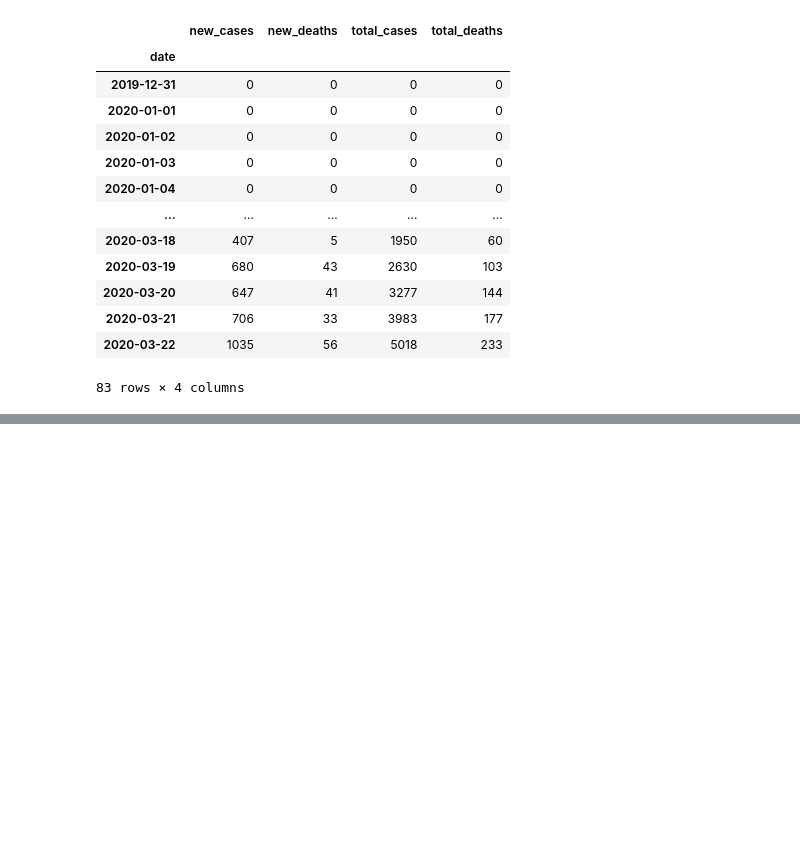
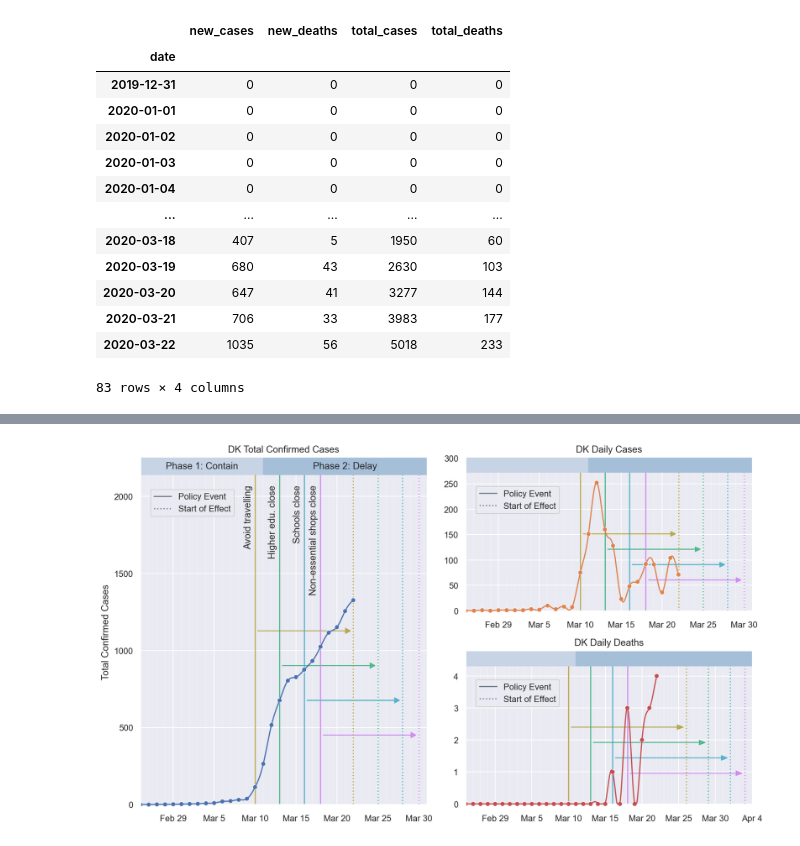
Before and after one commit to arnfred/covid-19, a Jupyter notebook: Covid-plotting.ipynb, the cells around one changed output, grey strips where cells are left out. Saved outputs shown, nothing was run; the diff lists cells and outputs as text; code cells hidden in the pictures; blank space fills up the shorter version.

```diff
--- a/Covid-plotting.ipynb
+++ b/Covid-plotting.ipynb
@@ -185,0 +193,19 @@ plt.savefig("plots/uk.png", dpi=300)
+# %%
+dk_metadata = {
+    "country": "Denmark",
+    "country_code": "DK",
+    "events": [
+        {"type": "policy", "label": "Avoid travelling", "date": date(2020, 3, 10), "source": "https://www.dr.dk/nyheder/indland/undgaa-visse-rejser-og-drop-tog-i-myldretiden-her-er-myndighedernes-corona"},
+        {"type": "policy", "label": "Higher edu. close", "date": date(2020, 3, 13), "source": "https://politi.dk/coronavirus-i-danmark/hvis-du-er-studerende"},
+        {"type": "policy", "label": "Schools close", "date": date(2020, 3, 16), "source": "https://politi.dk/coronavirus-i-danmark/hvis-du-har-boern-i-skole-eller-dagstilbud"},
+        {"type": "policy", "label": "Non-essential shops close", "date": date(2020, 3, 18), "source": "https://politi.dk/en/coronavirus-in-denmark/17-march-2020-new-initiatives-to-prevent-the-spread-of-coronavirus-covid19"}
+    ],
+    "phases": [
+        {"type": "contain", "from": date(2020, 1, 1), "to": date(2020, 3, 11), "source": "https://jyllands-posten.dk/indland/ECE12003712/sundhedsstyrelsen-skifter-strategi-ikke-alle-coronasymptomer-skal-testes/" },
+        {"type": "delay", "from": date(2020, 3, 11), "to": date(2020, 12, 31), "source": "https://jyllands-posten.dk/indland/ECE12003712/sundhedsstyrelsen-skifter-strategi-ikke-alle-coronasymptomer-skal-testes/" }
+    ]
+}
+plot_country(dk_metadata, date(2020, 2, 25))
+plt.savefig("plots/dk.png", dpi=300)
+# %% [output]
+[figure, added]
```
Also changed, not shown: parts of 3 cells of this notebook, 3 other files.
